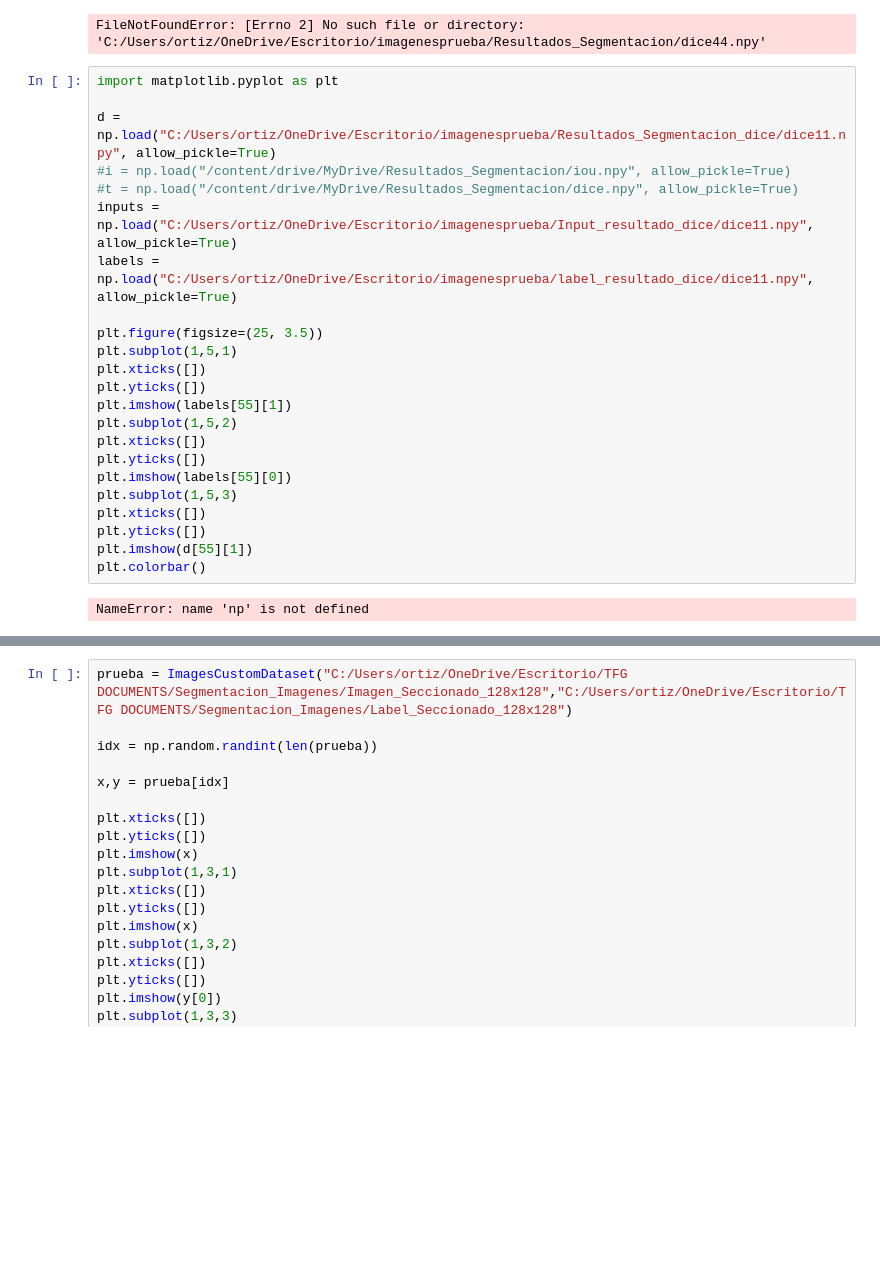
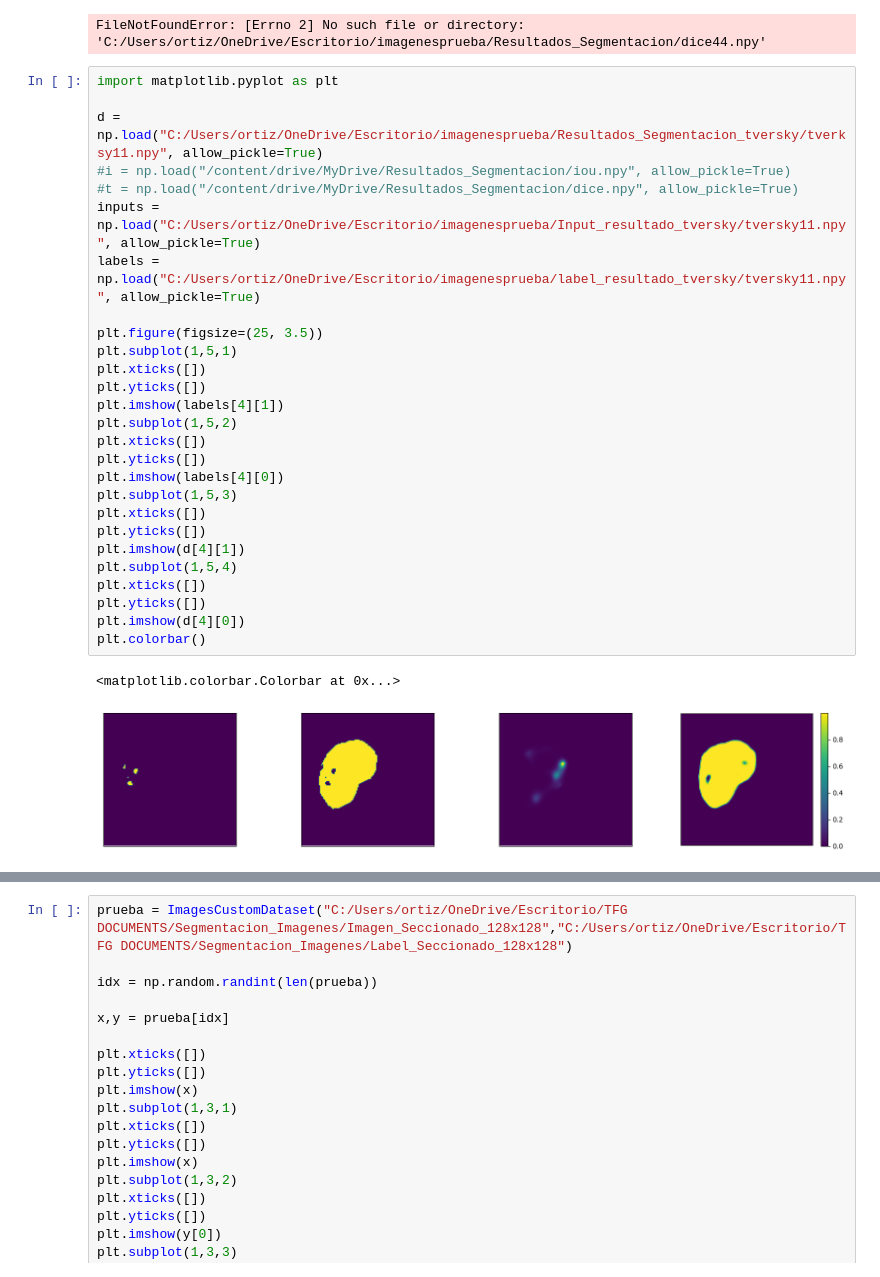
Before and after one commit to KevinOrtizDev/TFT, a Jupyter notebook: src/Trainer/SegmentationTrainer.ipynb, the cells around one changed output, grey strips where cells are left out. Saved outputs shown, nothing was run; the diff lists cells and outputs as text; blank space fills up the shorter version.

```diff
--- a/src/Trainer/SegmentationTrainer.ipynb
+++ b/src/Trainer/SegmentationTrainer.ipynb
@@ -168,28 +170,33 @@ FileNotFoundError: [Errno 2] No such file or directory: 'C:/Users/ortiz/OneDrive
 # %%
 import matplotlib.pyplot as plt
 
-d = np.load("C:/Users/ortiz/OneDrive/Escritorio/imagenesprueba/Resultados_Segmentacion_dice/dice11.npy", allow_pickle=True)
+d = np.load("C:/Users/ortiz/OneDrive/Escritorio/imagenesprueba/Resultados_Segmentacion_tversky/tverksy11.npy", allow_pickle=True)
 #i = np.load("/content/drive/MyDrive/Resultados_Segmentacion/iou.npy", allow_pickle=True)
 #t = np.load("/content/drive/MyDrive/Resultados_Segmentacion/dice.npy", allow_pickle=True)
-inputs = np.load("C:/Users/ortiz/OneDrive/Escritorio/imagenesprueba/Input_resultado_dice/dice11.npy", allow_pickle=True)
-labels = np.load("C:/Users/ortiz/OneDrive/Escritorio/imagenesprueba/label_resultado_dice/dice11.npy", allow_pickle=True)
+inputs = np.load("C:/Users/ortiz/OneDrive/Escritorio/imagenesprueba/Input_resultado_tversky/tversky11.npy", allow_pickle=True)
+labels = np.load("C:/Users/ortiz/OneDrive/Escritorio/imagenesprueba/label_resultado_tversky/tversky11.npy", allow_pickle=True)
 
 plt.figure(figsize=(25, 3.5))
 plt.subplot(1,5,1)
 plt.xticks([])
 plt.yticks([])
-plt.imshow(labels[55][1])
+plt.imshow(labels[4][1])
 plt.subplot(1,5,2)
 plt.xticks([])
 plt.yticks([])
-plt.imshow(labels[55][0])
+plt.imshow(labels[4][0])
 plt.subplot(1,5,3)
 plt.xticks([])
 plt.yticks([])
-plt.imshow(d[55][1])
+plt.imshow(d[4][1])
+plt.subplot(1,5,4)
+plt.xticks([])
+plt.yticks([])
+plt.imshow(d[4][0])
 plt.colorbar()
 # %% [output]
-NameError: name 'np' is not defined
+<matplotlib.colorbar.Colorbar at 0x...>
+[figure, added]
 # %%
 import matplotlib.pyplot as plt
 
```
Also changed, not shown: parts of 9 cells of this notebook, 7 other files.
